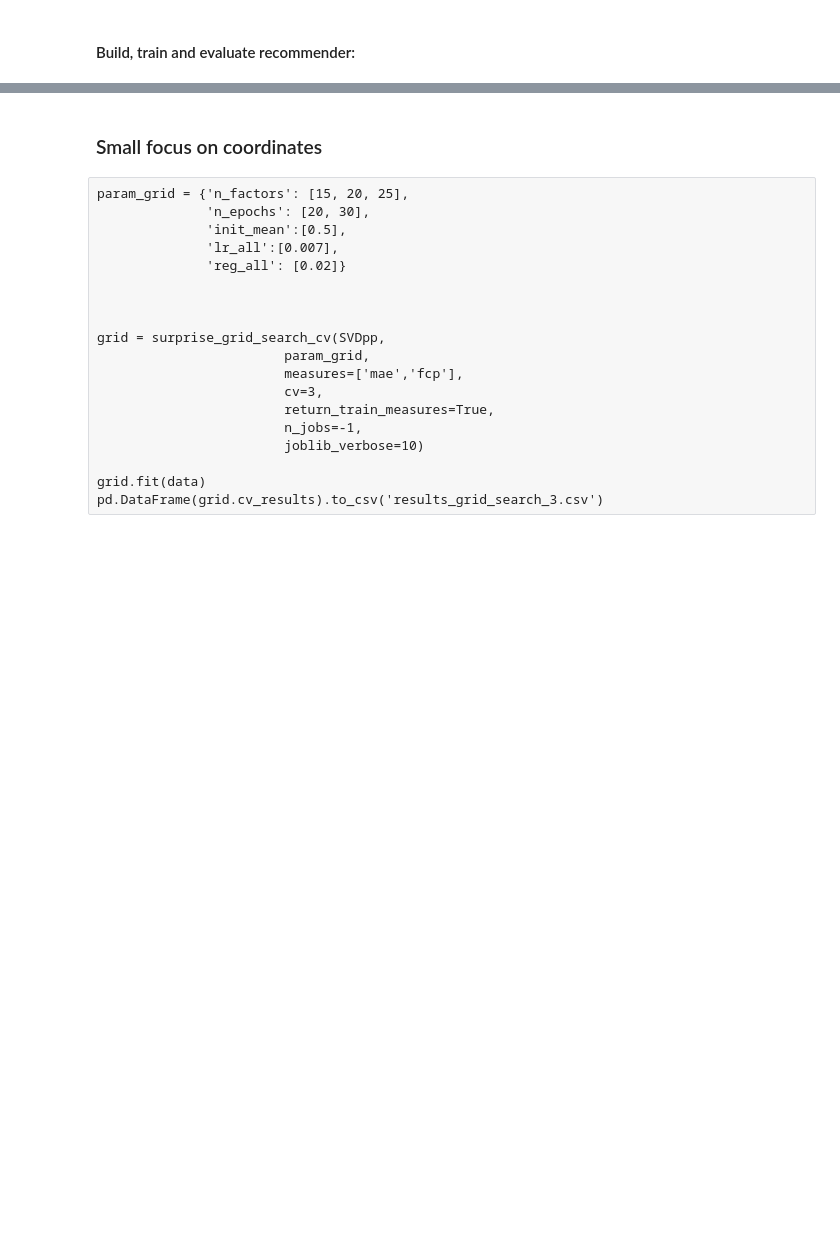
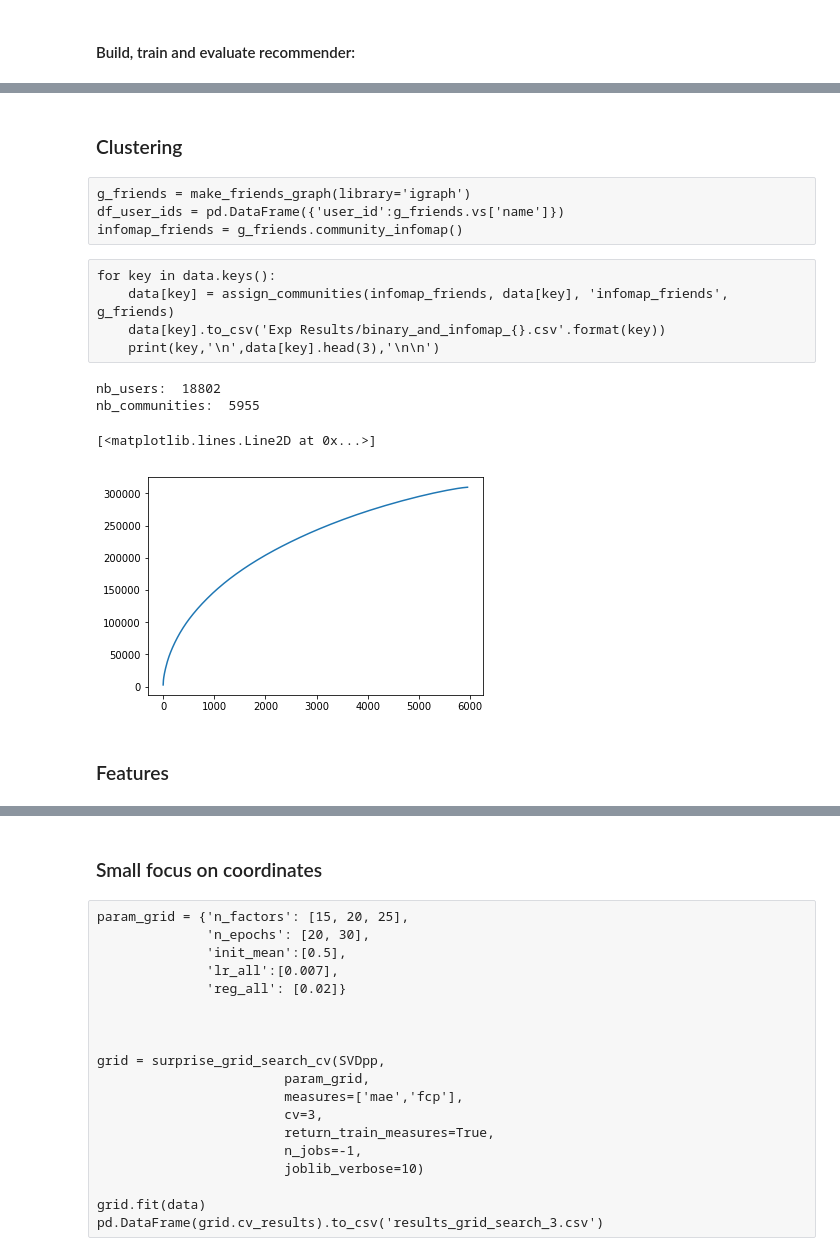
Before and after one commit to FlxPr/Network_Science_Yelp_Dataset, a Jupyter notebook: exp-binary-link-prediction.ipynb, the cells around one changed output, grey strips where cells are left out. Saved outputs shown, nothing was run; the diff lists cells and outputs as text; code cells hidden in the pictures; blank space fills up the shorter version.

```diff
--- a/exp-binary-link-prediction.ipynb
+++ b/exp-binary-link-prediction.ipynb
@@ -194,0 +211,7 @@ Note that a random recommender would have a precision of : 0.0014938093079409033
+# %%
+data = {}
+for mode in ['train', 'test', 'validation']:
+    data[mode] = pd.read_csv('Exp Results/binary_{}.csv'.format(mode))
+# %%
+for key in data.keys():
+    print(key,'\n',data[key].head(3),'\n\n')
@@ -248,0 +240,28 @@ for i, part in ennumerate(sorted(partitions_gn[10],reverse=True, key=len)):
+# %% [markdown]
+### Clustering
+# %% [raw]
+g_friends = make_friends_graph(library='igraph')
+df_user_ids = pd.DataFrame({'user_id':g_friends.vs['name']})
+infomap_friends = g_friends.community_infomap()
+# %% [raw]
+for key in data.keys():
+    data[key] = assign_communities(infomap_friends, data[key], 'infomap_friends', g_friends)
+    data[key].to_csv('Exp Results/binary_and_infomap_{}.csv'.format(key))
+    print(key,'\n',data[key].head(3),'\n\n')
+# %%
+for key in data.keys():
+    data[key] = pd.read_csv('Exp Results/binary_and_infomap_{}.csv'.format(key))
+# %%
+import matplotlib.pyplot as plt
+df_infomap_friends = data['train']
+print('nb_users: ',len(df_infomap_friends['user_id'].unique()))
+print('nb_communities: ',len(df_infomap_friends['infomap_friends'].unique()))
+
+plt.plot(np.cumsum(sorted(df_infomap_friends.groupby(by='infomap_friends').count()['user_id'].values, reverse = True)))
+# %% [output]
+nb_users:  18802
+nb_communities:  5955
+[<matplotlib.lines.Line2D at 0x...>]
+[figure, added]
+# %% [markdown]
+### Features
```
Also changed, not shown: parts of 38 cells of this notebook, 6 other files.
